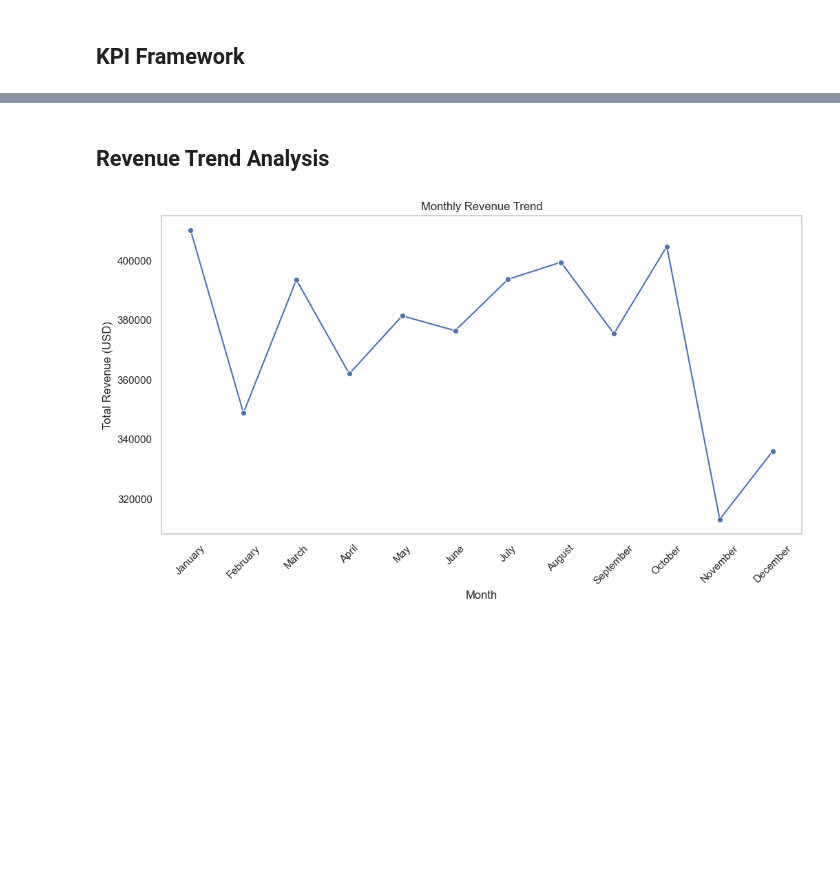
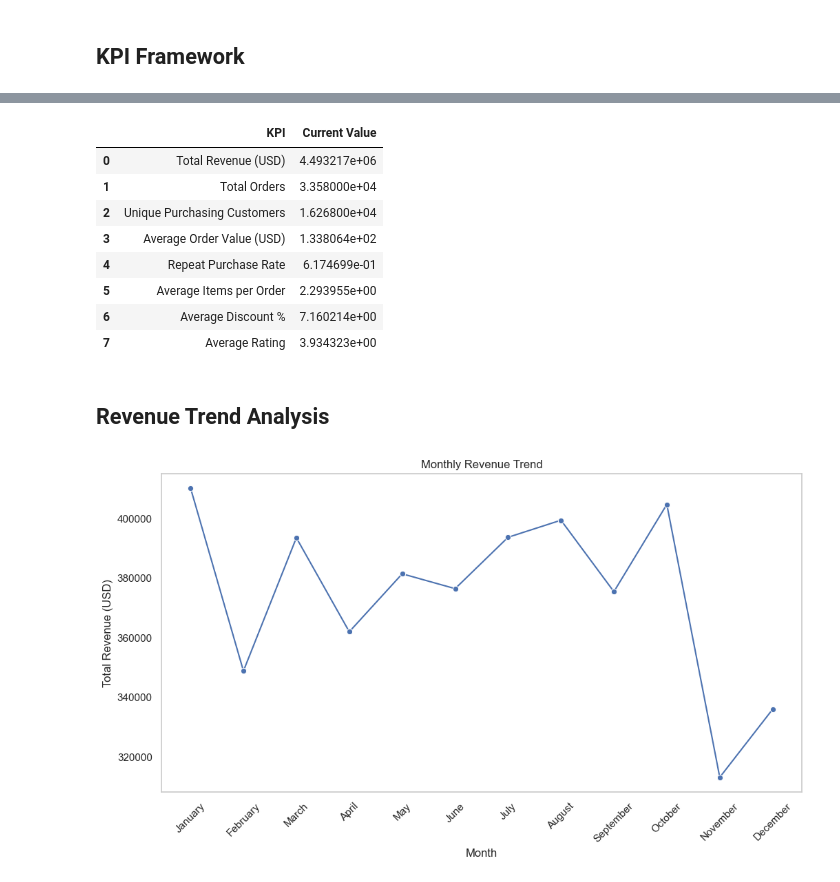
Before and after one commit to ShivNandanJha/E-commerce-Funnel-Analysis, a Jupyter notebook: code.ipynb, the cells around one changed output, grey strips where cells are left out. Cells and saved outputs as stored; diff of their text form; code cells hidden in the pictures; blank space fills up the shorter version.

```diff
--- a/code.ipynb
+++ b/code.ipynb
@@ -164,3 +158,27 @@ kpi
+# %%
+kpis = {
+    'Total Revenue (USD)': orders['total_usd'].sum(),
+    'Total Orders': orders['order_id'].nunique(),
+    'Unique Purchasing Customers': orders['customer_id'].nunique(),
+    'Average Order Value (USD)': orders['total_usd'].mean(),
+    'Repeat Purchase Rate': (orders['customer_id'].value_counts().gt(1).sum() / orders['customer_id'].nunique()),
+    'Average Items per Order': order_items.groupby('order_id')['quantity'].sum().mean(),
+    'Average Discount %': orders['discount_pct'].mean(),
+    'Average Rating': reviews['rating'].mean(),
+}
+
+kpi_df = pd.DataFrame({'KPI': list(kpis.keys()), 'Current Value': list(kpis.values())})
+kpi_df
+# %% [output]
+|  | KPI | Current Value |
+| 0 | Total Revenue (USD) | 4.493217e+06 |
+| 1 | Total Orders | 3.358000e+04 |
+| 2 | Unique Purchasing Customers | 1.626800e+04 |
+| 3 | Average Order Value (USD) | 1.338064e+02 |
+| 4 | Repeat Purchase Rate | 6.174699e-01 |
+| 5 | Average Items per Order | 2.293955e+00 |
+| 6 | Average Discount % | 7.160214e+00 |
+| 7 | Average Rating | 3.934323e+00 |
 # %% [markdown]
 ## Revenue Trend Analysis
 # %%
```
Also changed, not shown: parts of 10 cells of this notebook.
